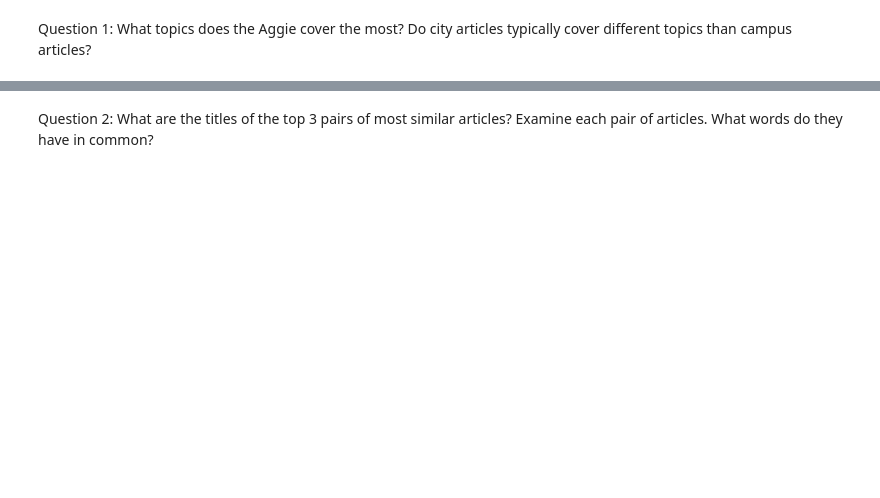
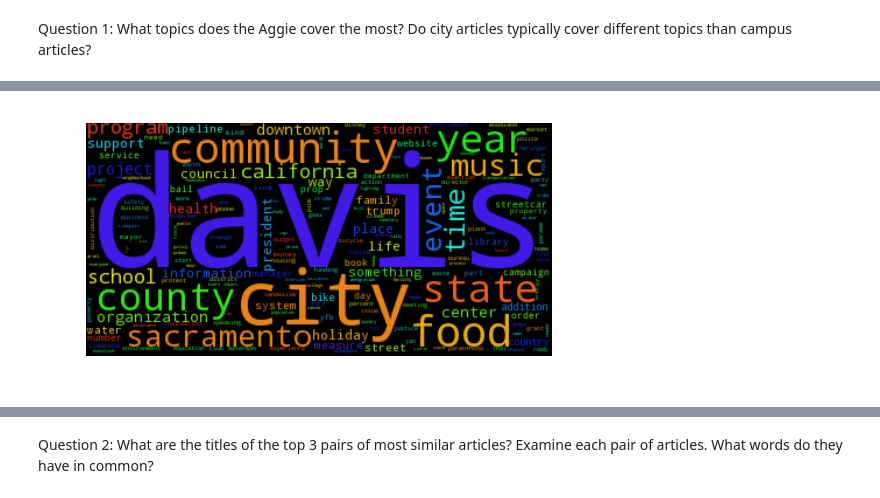
Before and after one commit to jiahtan/STA141B, a Jupyter notebook: HW5/assignment5.ipynb, the cells around one changed output, grey strips where cells are left out. Cells and saved outputs as stored; diff of their text form; code cells hidden in the pictures; blank space fills up the shorter version.

```diff
--- a/HW5/assignment5.ipynb
+++ b/HW5/assignment5.ipynb
@@ -263,0 +251,5 @@ cityCorpus = [article for article in cityDF]
+# %%
+c =  most_common_words(cityCorpus)
+generate_word_cloud(c)
+# %% [output]
+[figure, added]
```
Also changed, not shown: parts of 33 cells of this notebook, 2 other files.
